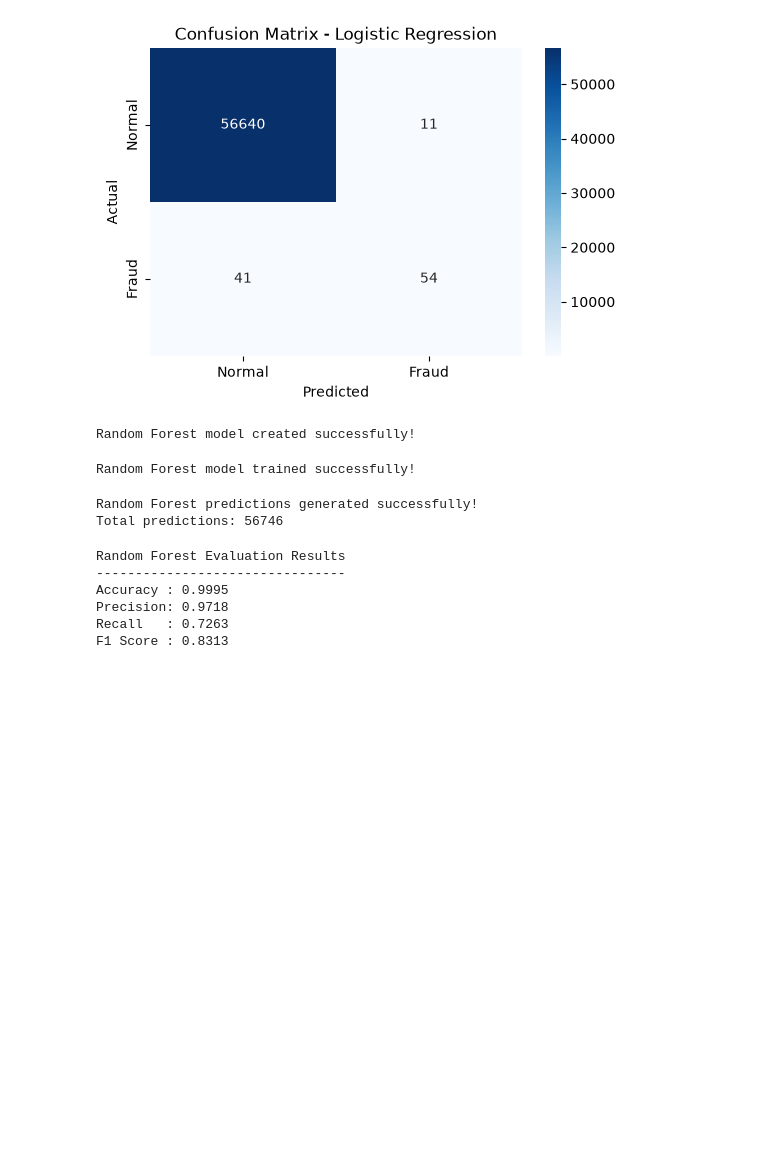
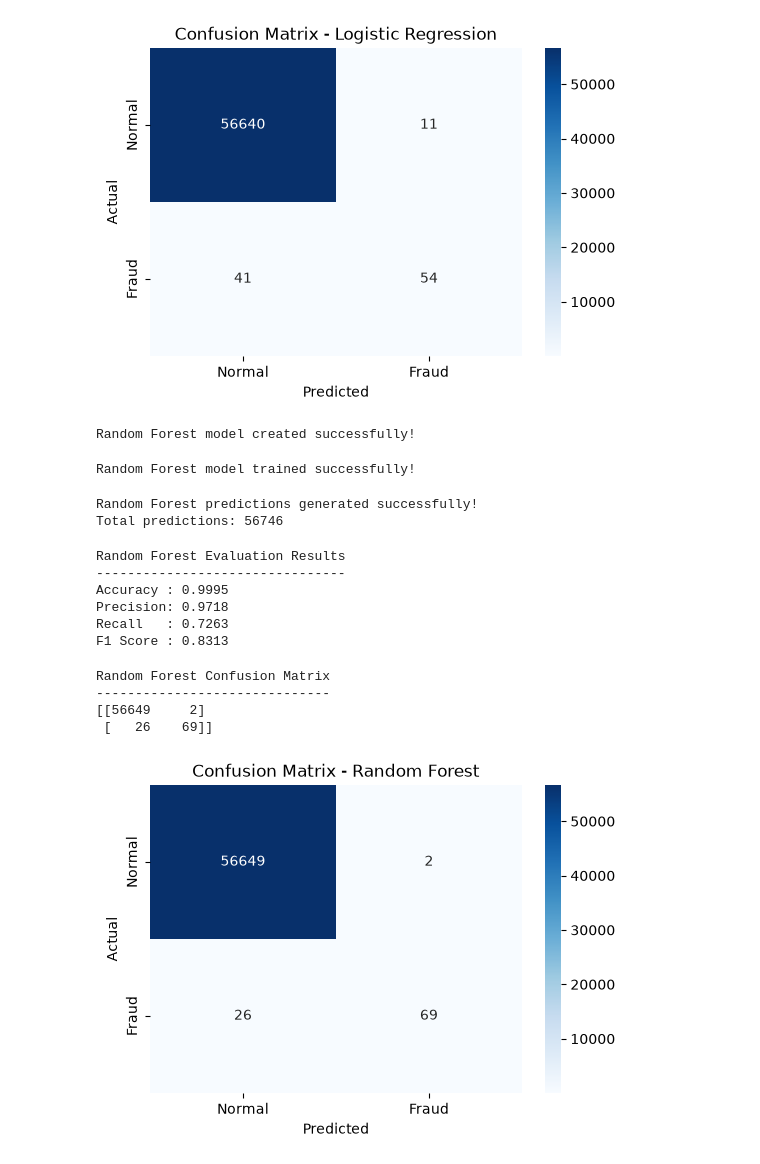
Before and after one commit to 9009594/real-time-financial-fraud-detection, a Jupyter notebook: notebooks/04_model_training.ipynb, the cells around one changed output. Drawn from its saved outputs; the diff is of its cells as text; code cells hidden in the pictures; blank space fills up the shorter version.

Commit message:
Add random forest confusion matrix

```diff
--- a/notebooks/04_model_training.ipynb
+++ b/notebooks/04_model_training.ipynb
@@ -309,3 +309,37 @@ Accuracy : 0.9995
 Precision: 0.9718
 Recall   : 0.7263
 F1 Score : 0.8313
+# %%
+from sklearn.metrics import confusion_matrix
+
+rf_cm = confusion_matrix(y_test, rf_y_pred)
+
+print("Random Forest Confusion Matrix")
+print("------------------------------")
+print(rf_cm)
+# %% [output]
+Random Forest Confusion Matrix
+------------------------------
+[[56649     2]
+ [   26    69]]
+# %%
+import matplotlib.pyplot as plt
+import seaborn as sns
+
+plt.figure(figsize=(6, 4))
+
+sns.heatmap(
+    rf_cm,
+    annot=True,
+    fmt="d",
+    cmap="Blues",
+    xticklabels=["Normal", "Fraud"],
+    yticklabels=["Normal", "Fraud"]
+)
+
+plt.xlabel("Predicted")
+plt.ylabel("Actual")
+plt.title("Confusion Matrix - Random Forest")
+plt.show()
+# %% [output]
+[figure, added]
```
